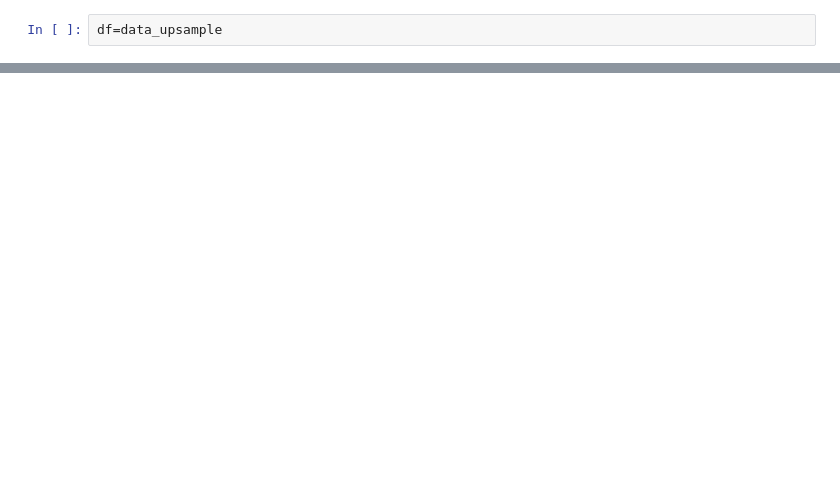
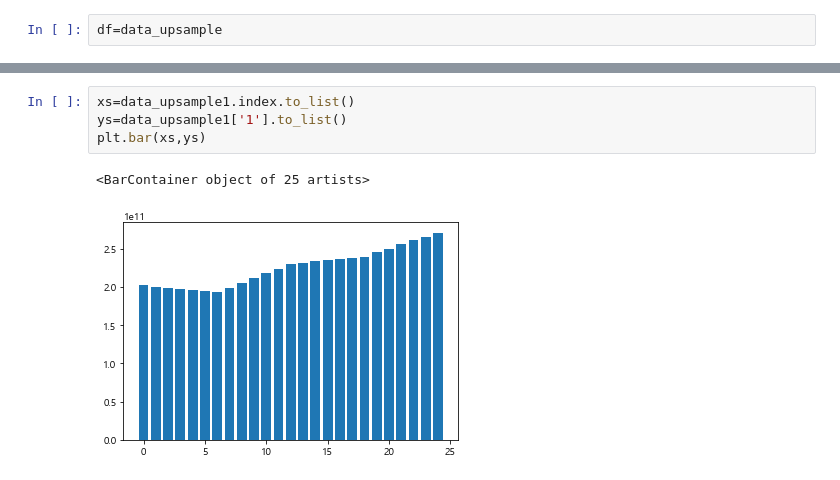
Before and after one commit to rootofdata/Financial-Security-Institute-NH, a Jupyter notebook: 난수 할당.ipynb, the cells around one changed output, grey strips where cells are left out. Cells and saved outputs as stored; diff of their text form; blank space fills up the shorter version.

```diff
--- a/난수 할당.ipynb
+++ b/난수 할당.ipynb
@@ -200,0 +283,7 @@ data_upsample1
+# %%
+xs=data_upsample1.index.to_list()
+ys=data_upsample1['1'].to_list()
+plt.bar(xs,ys)
+# %% [output]
+<BarContainer object of 25 artists>
+[figure, added]
```
Also changed, not shown: parts of 9 cells of this notebook.
